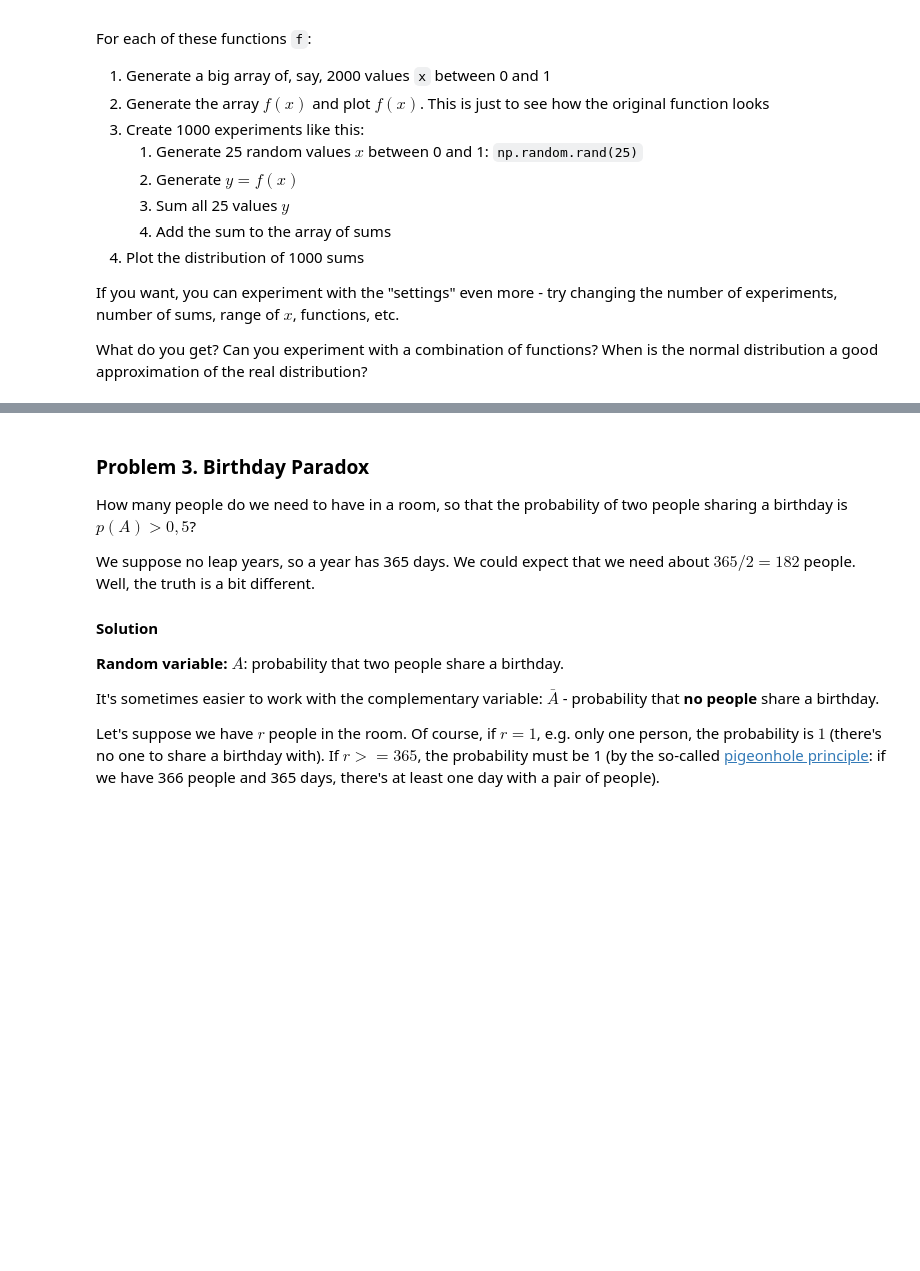
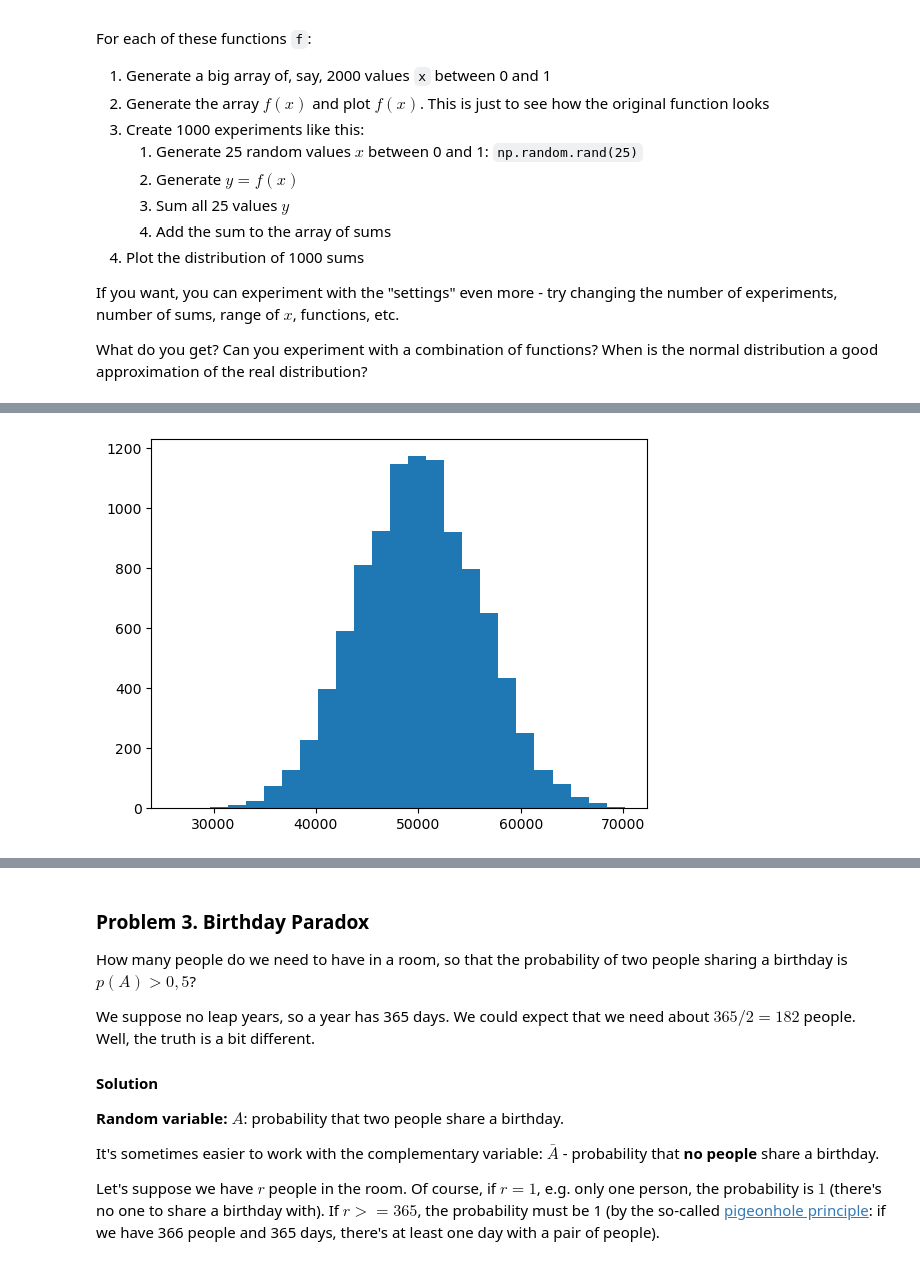
Before and after one commit to i11g/Probability-and-Combinatorics, a Jupyter notebook: Probability and Combinatorics Exercise.ipynb, the cells around one changed output, grey strips where cells are left out. Cells and saved outputs as stored; diff of their text form; code cells hidden in the pictures; blank space fills up the shorter version.

```diff
--- a/Probability and Combinatorics Exercise.ipynb
+++ b/Probability and Combinatorics Exercise.ipynb
@@ -147,0 +157,10 @@ What do you get? Can you experiment with a combination of functions? When is the
+# %%
+x = np.linspace(0, 2000)
+sample_values = 2*x
+all_sums=[]
+for experiments in range(10000):
+    all_sums.append(np.random.choice(sample_values, 25).sum())
+plt.hist(all_sums, bins = 25)
+plt.show()
+# %% [output]
+[figure, added]
```
Also changed, not shown: parts of 6 cells of this notebook.
